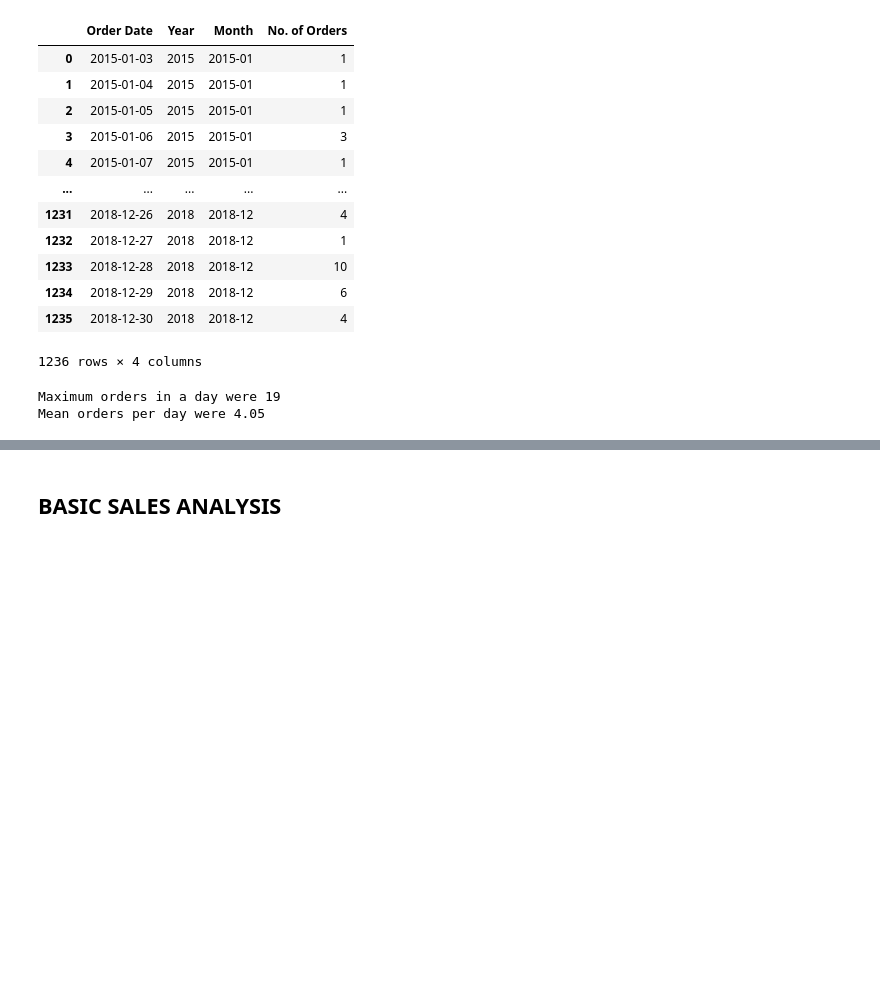
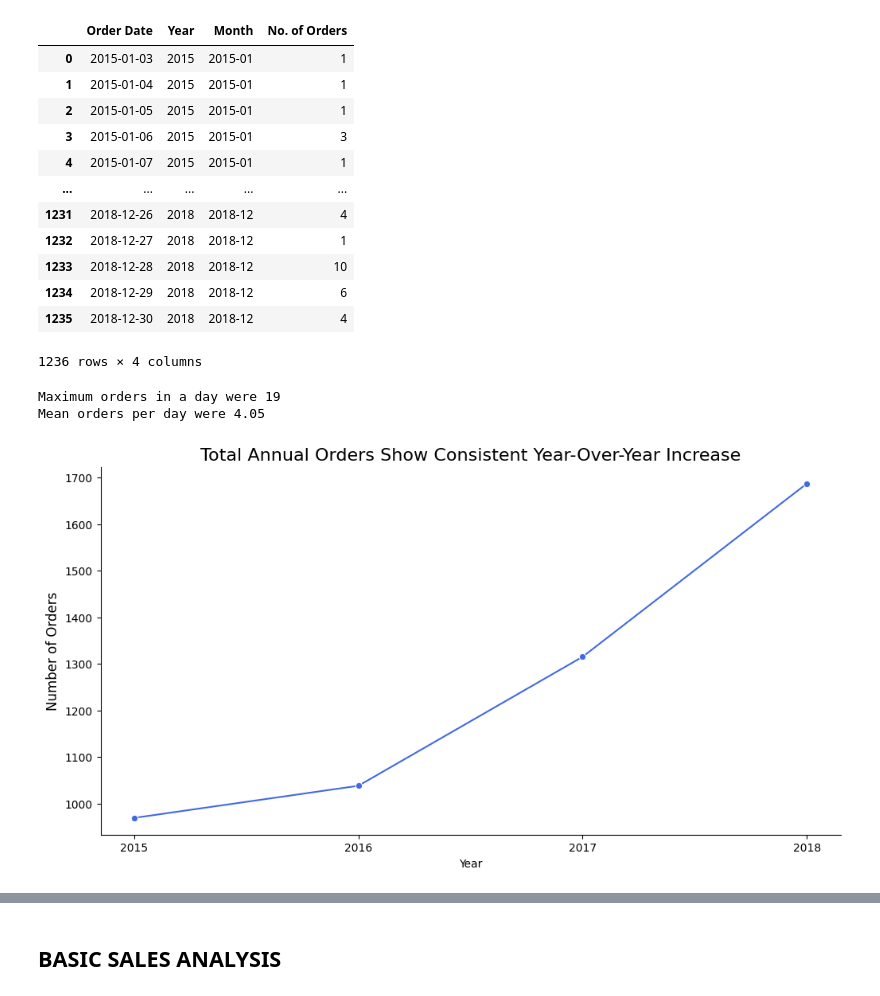
Before and after one commit to CHARUL1601/superstore-sales-profitability-analysis, a Jupyter notebook: Untitled0.ipynb, the cells around one changed output, grey strips where cells are left out. Saved outputs shown, nothing was run; the diff lists cells and outputs as text; code cells hidden in the pictures; blank space fills up the shorter version.

```diff
--- a/Untitled0.ipynb
+++ b/Untitled0.ipynb
@@ -227,4 +227,18 @@ print(f"Mean orders per day were {unique_date["No. of Orders"].mean() :.2f}")
 # %% [output]
 Maximum orders in a day were 19
 Mean orders per day were 4.05
+# %%
+yearly_orders_summary = unique_date.groupby("Year")["No. of Orders"].sum().reset_index()
+
+plt.figure(figsize=(12, 6))
+sns.lineplot(data=yearly_orders_summary, x="Year", y="No. of Orders", marker="o", color="royalblue")
+plt.title("Total Annual Orders Show Consistent Year-Over-Year Increase", fontsize=16)
+plt.ylabel("Number of Orders", fontsize=12)
+plt.xticks(yearly_orders_summary["Year"].unique())
+plt.gca().spines["top"].set_visible(False)
+plt.gca().spines["right"].set_visible(False)
+
+plt.show()
+# %% [output]
+[figure, added]
 # %%
```
Also changed, not shown: parts of 11 cells of this notebook.
